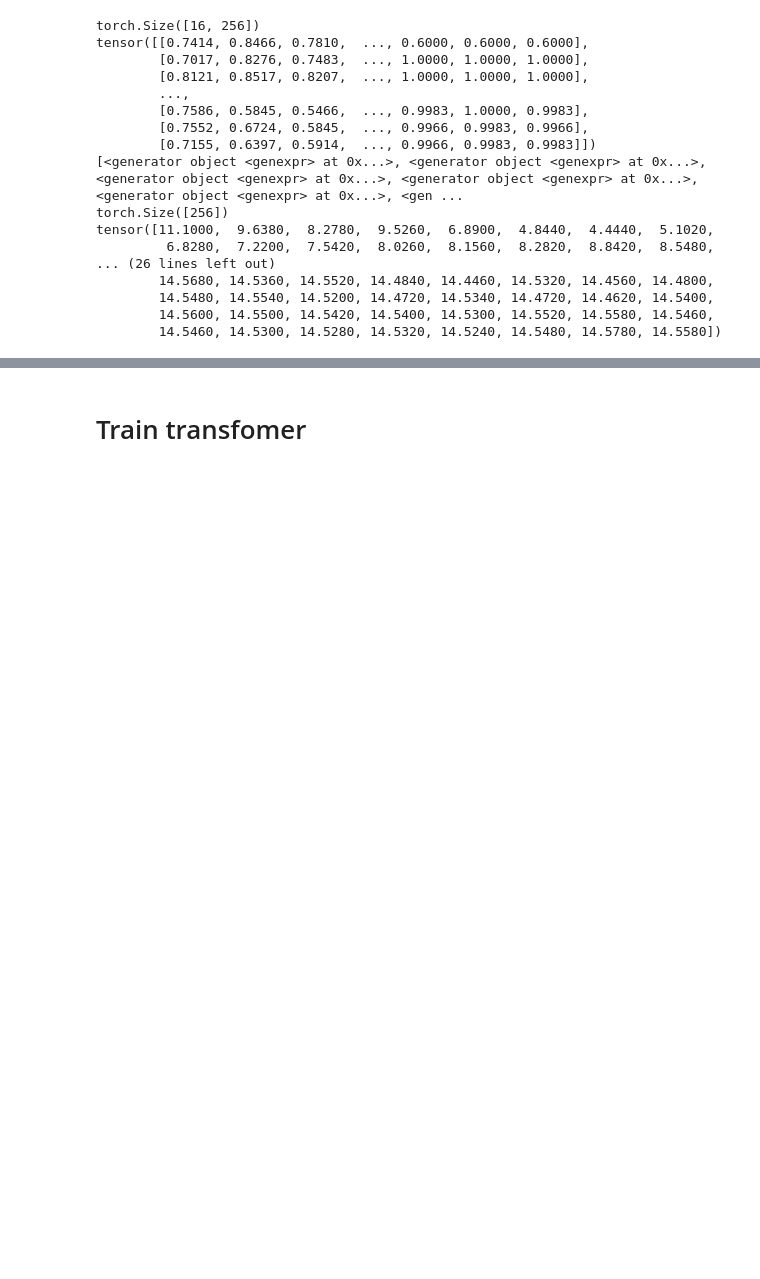
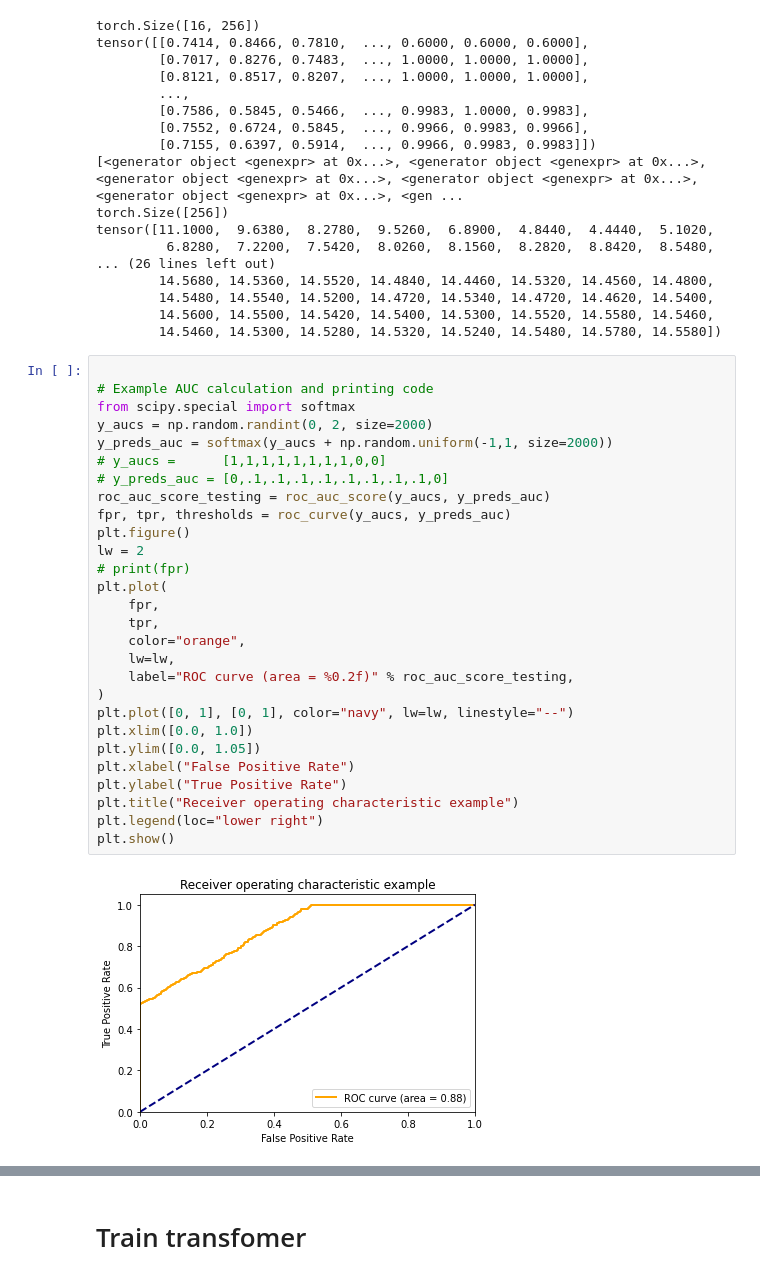
Before and after one commit to Pchatain/CS329P, a Jupyter notebook: Transformer_Dec6.ipynb, the cells around one changed output, grey strips where cells are left out. Drawn from its saved outputs; the diff is of its cells as text; blank space fills up the shorter version.

Commit message:
Added roc_auc measures and graphs

```diff
--- a/Transformer_Dec6.ipynb
+++ b/Transformer_Dec6.ipynb
@@ -642,3 +642,33 @@ tensor([11.1000,  9.6380,  8.2780,  9.5260,  6.8900,  4.8440,  4.4440,  5.1020,
         14.5480, 14.5540, 14.5200, 14.4720, 14.5340, 14.4720, 14.4620, 14.5400,
         14.5600, 14.5500, 14.5420, 14.5400, 14.5300, 14.5520, 14.5580, 14.5460,
         14.5460, 14.5300, 14.5280, 14.5320, 14.5240, 14.5480, 14.5780, 14.5580])
+# %%
+
+# Example AUC calculation and printing code
+from scipy.special import softmax
+y_aucs = np.random.randint(0, 2, size=2000)
+y_preds_auc = softmax(y_aucs + np.random.uniform(-1,1, size=2000))
+# y_aucs =      [1,1,1,1,1,1,1,1,0,0]
+# y_preds_auc = [0,.1,.1,.1,.1,.1,.1,.1,.1,0]
+roc_auc_score_testing = roc_auc_score(y_aucs, y_preds_auc)
+fpr, tpr, thresholds = roc_curve(y_aucs, y_preds_auc)
+plt.figure()
+lw = 2
+# print(fpr)
+plt.plot(
+    fpr,
+    tpr,
+    color="orange",
+    lw=lw,
+    label="ROC curve (area = %0.2f)" % roc_auc_score_testing,
+)
+plt.plot([0, 1], [0, 1], color="navy", lw=lw, linestyle="--")
+plt.xlim([0.0, 1.0])
+plt.ylim([0.0, 1.05])
+plt.xlabel("False Positive Rate")
+plt.ylabel("True Positive Rate")
+plt.title("Receiver operating characteristic example")
+plt.legend(loc="lower right")
+plt.show()
+# %% [output]
+[figure, added]
```
Also changed, not shown: parts of 4 cells of this notebook.
